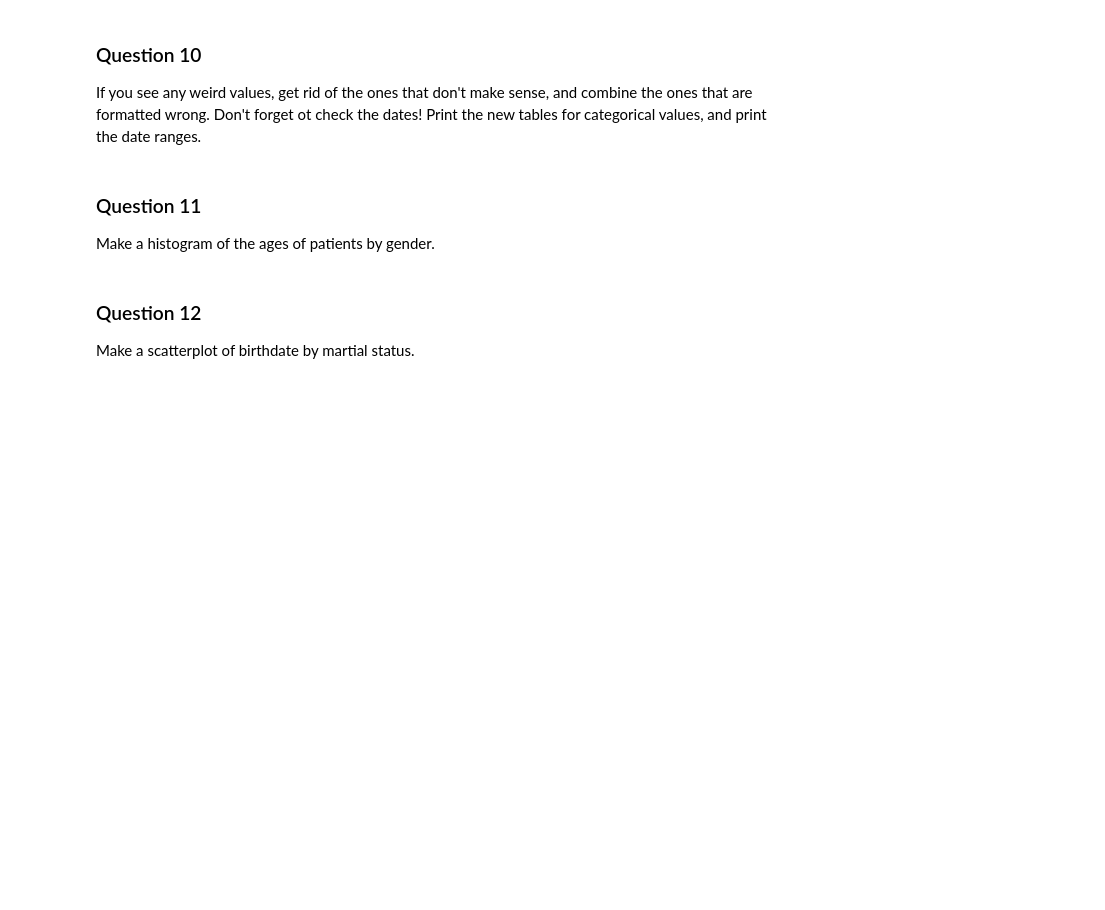
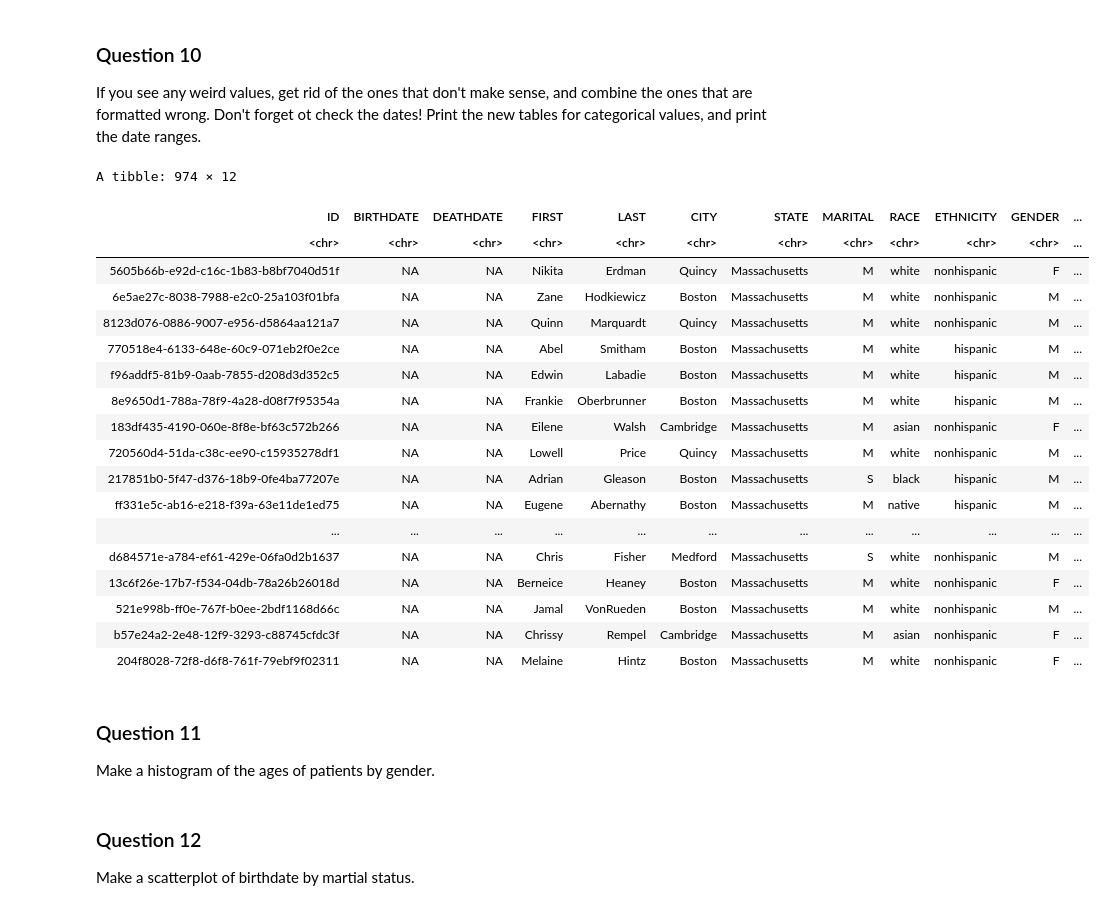
Before and after one commit to DudhiData/BIOS512, a Jupyter notebook: HW2/BIOS512_HW2.ipynb, the cells around one changed output. Saved outputs shown, nothing was run; the diff lists cells and outputs as text; code cells hidden in the pictures; blank space fills up the shorter version.

```diff
--- a/HW2/BIOS512_HW2.ipynb
+++ b/HW2/BIOS512_HW2.ipynb
@@ -309,3 +298,8 @@ if (!exists("ggmd"))  ggmd  <- function(p) { print(p) }
 ### Question 5
 
 Download the patient_names.csv and patient_properties.csv files from Canvas and read them into R. Manually set the date columns to be date variables. Print the first 10 observations of each.
+# %%
+names <- read_csv("patient_names.csv", col_types = cols(BIRTHDATE = col_date(), DEATHDATE = col_date()));
+properties <- read_csv("patient_properties.csv");
+head(names, 10);
+head(properties, 10);
@@ -312,3 +345,6 @@ Download the patient_names.csv and patient_properties.csv files from Canvas and
 # %% [markdown]
 ### Question 6
 In the data frame pulled from patient_properties, you'll notice that the data is long, not wide. Do a pivot to make the properties their own columns. Print the first 10 observations after you do so.
+# %%
+wide_properties <- properties %>% pivot_wider(id_cols = ID, names_from = property);
+head(wide_properties, 10);
@@ -315,3 +365,6 @@ In the data frame pulled from patient_properties, you'll notice that the data is
 # %% [markdown]
 ### Question 7
 Perform a left join of the names and properties_wide data frames by the ID column and print the first 10 rows.
+# %%
+joined_names <- names %>% left_join(wide_properties, by = "ID");
+head(joined_names, 10);
@@ -318,3 +385,7 @@ Perform a left join of the names and properties_wide data frames by the ID colum
 # %% [markdown]
 ### Question 8
 Notice something interesting about the names in our data set. Fix the name formatting and print the first 10 observations.
+# %%
+joined_names$FIRST <- gsub("[0-9]", "", joined_names$FIRST);
+joined_names$LAST <- gsub("[0-9]", "", joined_names$LAST);
+head(joined_names, 10);
@@ -324,6 +437,40 @@ Using a for statement to loop through the categorical variables (excluding name
 # %% [markdown]
 ### Question 10
 If you see any weird values, get rid of the ones that don't make sense, and combine the ones that are formatted wrong. Don't forget ot check the dates! Print the new tables for categorical values, and print the date ranges.
+# %%
+joined_names$ETHNICITY[joined_names$ETHNICITY == "nonhispani"] <- "nonhispanic";
+joined_names$ETHNICITY[joined_names$ETHNICITY == "hispani"] <- "hispanic";
+joined_names$GENDER[joined_names$GENDER == "female"] <- "F";
+joined_names$GENDER[joined_names$GENDER == "Female"] <- "F";
+joined_names$GENDER[joined_names$GENDER == "Male"] <- "M";
+joined_names$RACE[joined_names$RACE == "asiann"] <- "F";
+joined_names$MARITAL[joined_names$MARITAL == "Fine"] <- NA;
+joined_names$MARITAL[joined_names$MARITAL == "male"] <- NA;
+converted <- joined_names %>%
+  mutate(
+
+  );
+converted;
+# %% [output]
+A tibble: 974 × 12
+| ID | BIRTHDATE | DEATHDATE | FIRST | LAST | CITY | STATE | MARITAL | RACE | ETHNICITY | GENDER | ... |
+| <chr> | <chr> | <chr> | <chr> | <chr> | <chr> | <chr> | <chr> | <chr> | <chr> | <chr> | ... |
+| 5605b66b-e92d-c16c-1b83-b8bf7040d51f | NA | NA | Nikita | Erdman | Quincy | Massachusetts | M | white | nonhispanic | F | ... |
+| 6e5ae27c-8038-7988-e2c0-25a103f01bfa | NA | NA | Zane | Hodkiewicz | Boston | Massachusetts | M | white | nonhispanic | M | ... |
+| 8123d076-0886-9007-e956-d5864aa121a7 | NA | NA | Quinn | Marquardt | Quincy | Massachusetts | M | white | nonhispanic | M | ... |
+| 770518e4-6133-648e-60c9-071eb2f0e2ce | NA | NA | Abel | Smitham | Boston | Massachusetts | M | white | hispanic | M | ... |
+| f96addf5-81b9-0aab-7855-d208d3d352c5 | NA | NA | Edwin | Labadie | Boston | Massachusetts | M | white | hispanic | M | ... |
+| 8e9650d1-788a-78f9-4a28-d08f7f95354a | NA | NA | Frankie | Oberbrunner | Boston | Massachusetts | M | white | hispanic | M | ... |
+| 183df435-4190-060e-8f8e-bf63c572b266 | NA | NA | Eilene | Walsh | Cambridge | Massachusetts | M | asian | nonhispanic | F | ... |
+| 720560d4-51da-c38c-ee90-c15935278df1 | NA | NA | Lowell | Price | Quincy | Massachusetts | M | white | nonhispanic | M | ... |
+| 217851b0-5f47-d376-18b9-0fe4ba77207e | NA | NA | Adrian | Gleason | Boston | Massachusetts | S | black | hispanic | M | ... |
+| ff331e5c-ab16-e218-f39a-63e11de1ed75 | NA | NA | Eugene | Abernathy | Boston | Massachusetts | M | native | hispanic | M | ... |
+| ... | ... | ... | ... | ... | ... | ... | ... | ... | ... | ... | ... |
+| d684571e-a784-ef61-429e-06fa0d2b1637 | NA | NA | Chris | Fisher | Medford | Massachusetts | S | white | nonhispanic | M | ... |
+| 13c6f26e-17b7-f534-04db-78a26b26018d | NA | NA | Berneice | Heaney | Boston | Massachusetts | M | white | nonhispanic | F | ... |
+| 521e998b-ff0e-767f-b0ee-2bdf1168d66c | NA | NA | Jamal | VonRueden | Boston | Massachusetts | M | white | nonhispanic | M | ... |
+| b57e24a2-2e48-12f9-3293-c88745cfdc3f | NA | NA | Chrissy | Rempel | Cambridge | Massachusetts | M | asian | nonhispanic | F | ... |
+| 204f8028-72f8-d6f8-761f-79ebf9f02311 | NA | NA | Melaine | Hintz | Boston | Massachusetts | M | white | nonhispanic | F | ... |
 # %% [markdown]
 ### Question 11
 Make a histogram of the ages of patients by gender.
```
Also changed, not shown: parts of 6 cells of this notebook.
